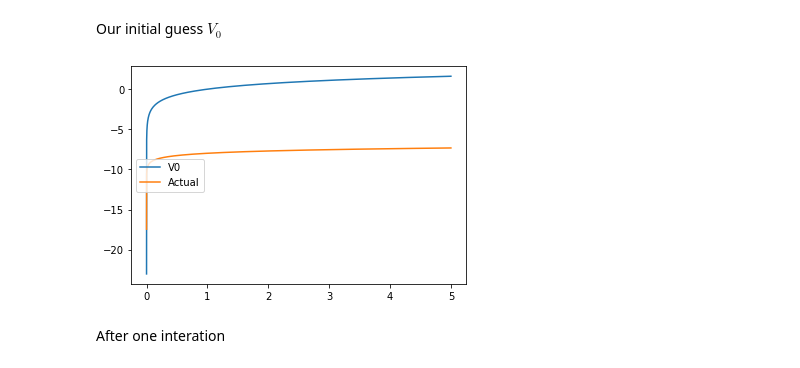
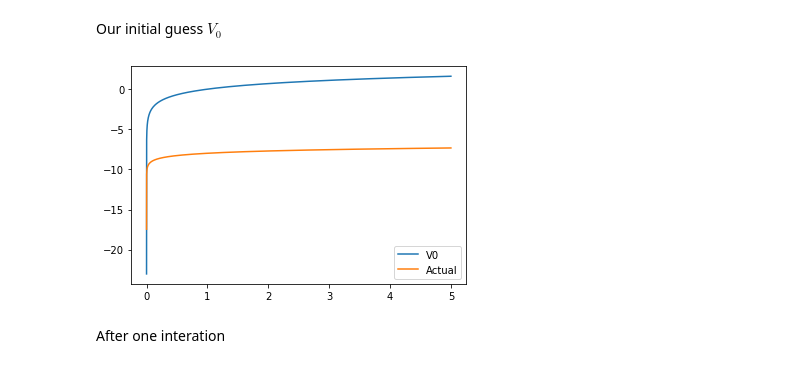
Before and after one commit to ozak/CompEcon, a Jupyter notebook: notebooks/DynamicProgramming.ipynb, the cells around one changed output. Saved outputs shown, nothing was run; the diff lists cells and outputs as text; code cells hidden in the pictures.

```diff
--- a/notebooks/DynamicProgramming.ipynb
+++ b/notebooks/DynamicProgramming.ipynb
@@ -194,3 +195,35 @@ Overwriting optgrowthfuncs.py
+# %%
+# %load optgrowthfuncs.py
+def U(c, sigma=1):
+    '''This function returns the value of utility when the CRRA
+    coefficient is sigma. I.e.
+    u(c,sigma)=(c**(1-sigma)-1)/(1-sigma) if sigma!=1
+    and
+    u(c,sigma)=ln(c) if sigma==1
+    Usage: u(c,sigma)
+    '''
+    if sigma!=1:
+        u = (c**(1-sigma)-1) / (1-sigma)
+    else:
+        u = np.log(c)
+    return u
+
+def F(K, L=1, alpha=.3, A=1):
+    '''
+    Cobb-Douglas production function
+    F(K,L)=K^alpha L^(1-alpha)
+    '''
+    return A * K**alpha * L**(1-alpha)
+
+def Va(k, alpha=.3, beta=.9):
+    ab = alpha*beta
+    return np.log(1-ab) / (1-beta) + ab * np.log(ab) / ((1-beta) * (1-ab)) + alpha * np.log(k) / (1-ab)
+
+def opk(k, alpha=.3, beta=.9):
+    return alpha * beta * k**alpha
+
+def opc(k, alpha=.3, beta=.9):
+    return (1-alpha*beta)*k**alpha
 # %% [markdown]
 Let's fix the value of the fundamental parameters so we can realize computations
 # %%
@@ -297,11 +330,11 @@ Our initial guess $V_0$
 # %%
 V0 = LinInterp(grid,U(grid))
 plt.figure(1)
-plt.plot(grid,V0(grid), label='V'+str(count));
-plt.plot(grid,Va(grid), label='Actual');
-plt.legend(loc=6);
+plt.plot(grid, V0(grid), label='V'+str(count));
+plt.plot(grid, Va(grid), label='Actual');
+plt.legend(loc=0);
 # %% [output]
-[figure, old version]
+[figure, new version]
 # %% [markdown]
 After one interation
 # %%
```
Also changed, not shown: parts of 37 cells of this notebook, 2 other files.
